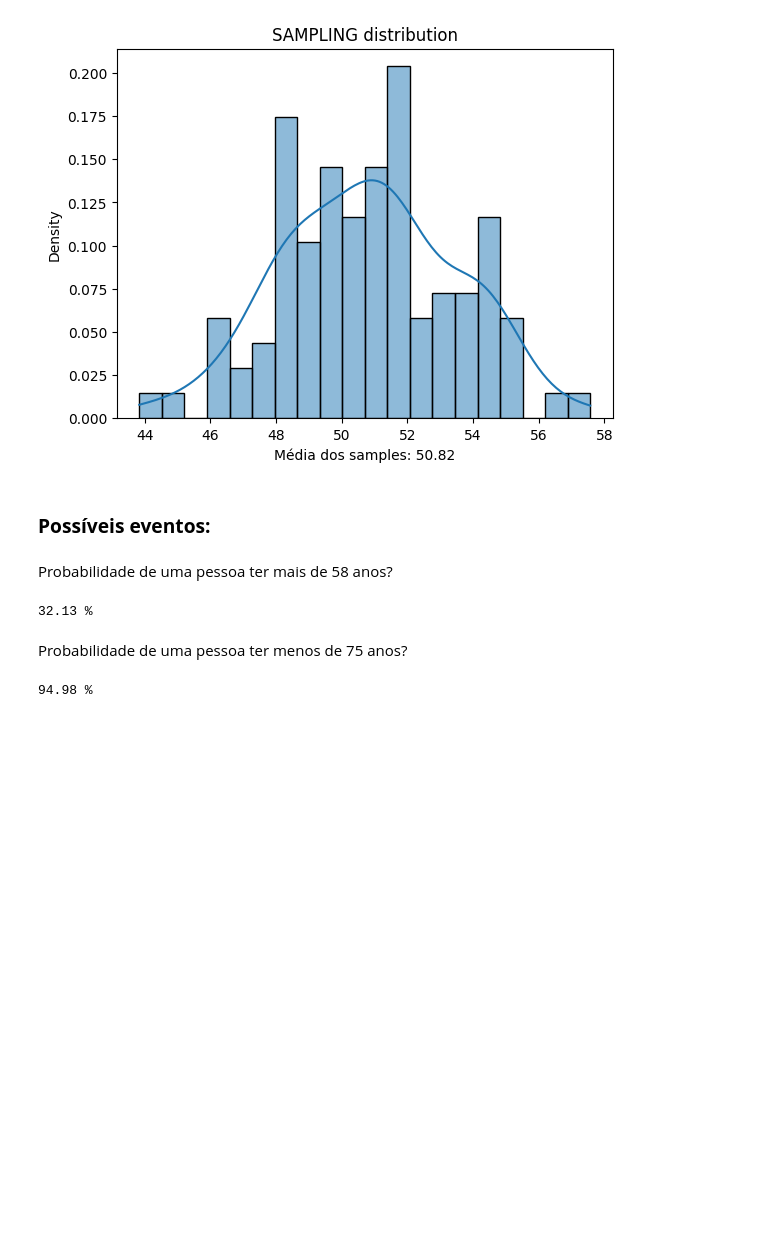
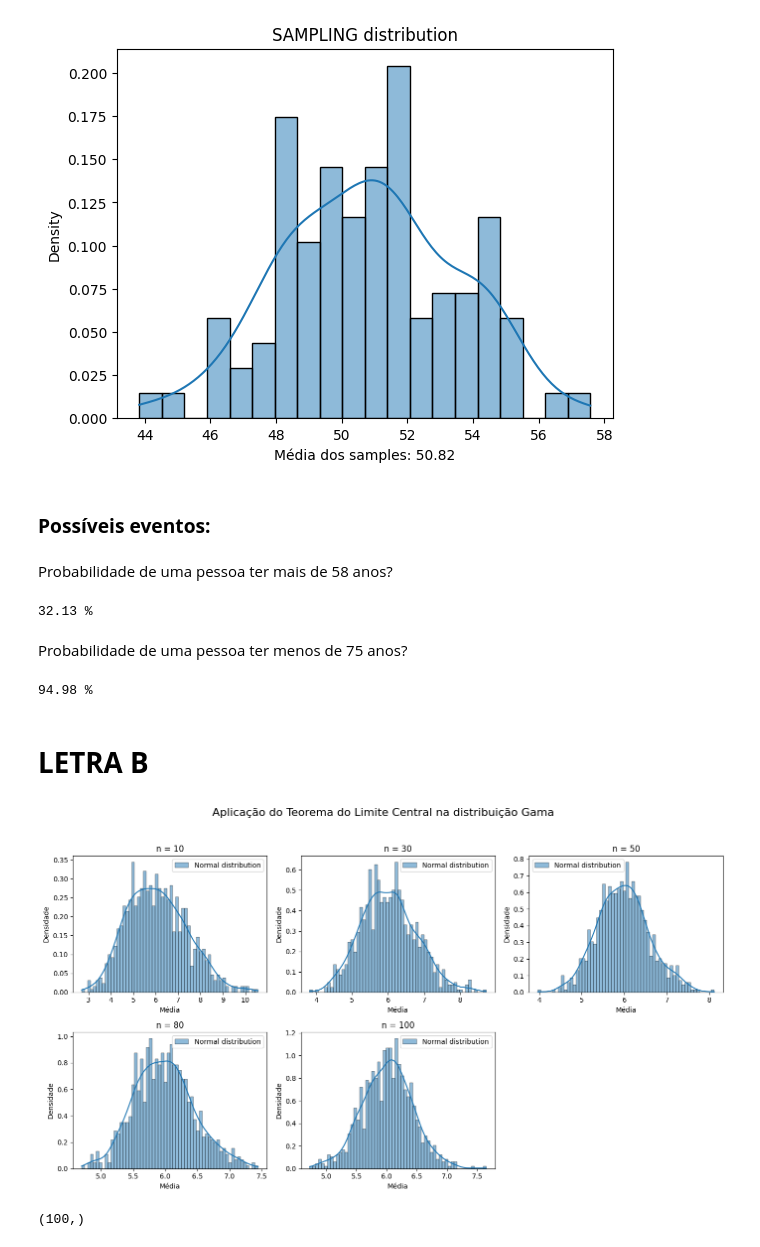
Before and after one commit to ectormgl/computational-intelligence, a Jupyter notebook: atv-3/ATV_3.ipynb, the cells around one changed output. Cells and saved outputs as stored; diff of their text form; code cells hidden in the pictures; blank space fills up the shorter version.

```diff
--- a/atv-3/ATV_3.ipynb
+++ b/atv-3/ATV_3.ipynb
@@ -111,3 +114,41 @@ X= 75
 print(f'{(norm.cdf(z_score(X, media_populacao, desvio_populacao)))*100:.2f}', "%")
 # %% [output]
 94.98 %
+# %% [markdown]
+# **LETRA B**
+# %%
+import numpy as np
+import matplotlib.pyplot as plt
+import seaborn as sns
+from scipy.stats import gamma, norm
+
+alpha = 2.0
+beta = 3.0
+
+n_amostras = 1000
+sample_size = [10, 30, 50, 80, 100]
+
+# Plot
+plt.figure(figsize=(14, 8))
+
+for i, n in enumerate(sample_size):
+    amostras = gamma.rvs(a=2, scale=3, size=(n_amostras, n))
+    medias = amostras.mean(axis=1)
+
+    plt.subplot(2, 3, i+1)
+    sns.histplot(medias, kde=True, stat='density', bins=60, label='Normal distribution')
+
+    plt.title(f'n = {n}')
+    plt.xlabel('Média')
+    plt.ylabel('Densidade')
+    plt.legend()
+
+plt.suptitle('Aplicação do Teorema do Limite Central na distribuição Gama', fontsize=16)
+plt.tight_layout(rect=[0, 0, 1, 0.95])
+plt.show()
+# %% [output]
+[figure, added]
+# %%
+gamma.rvs(a=2, scale=3, size=(n_amostras, n))
+# %% [output]
+(100,)
```
Also changed, not shown: parts of 6 cells of this notebook.
